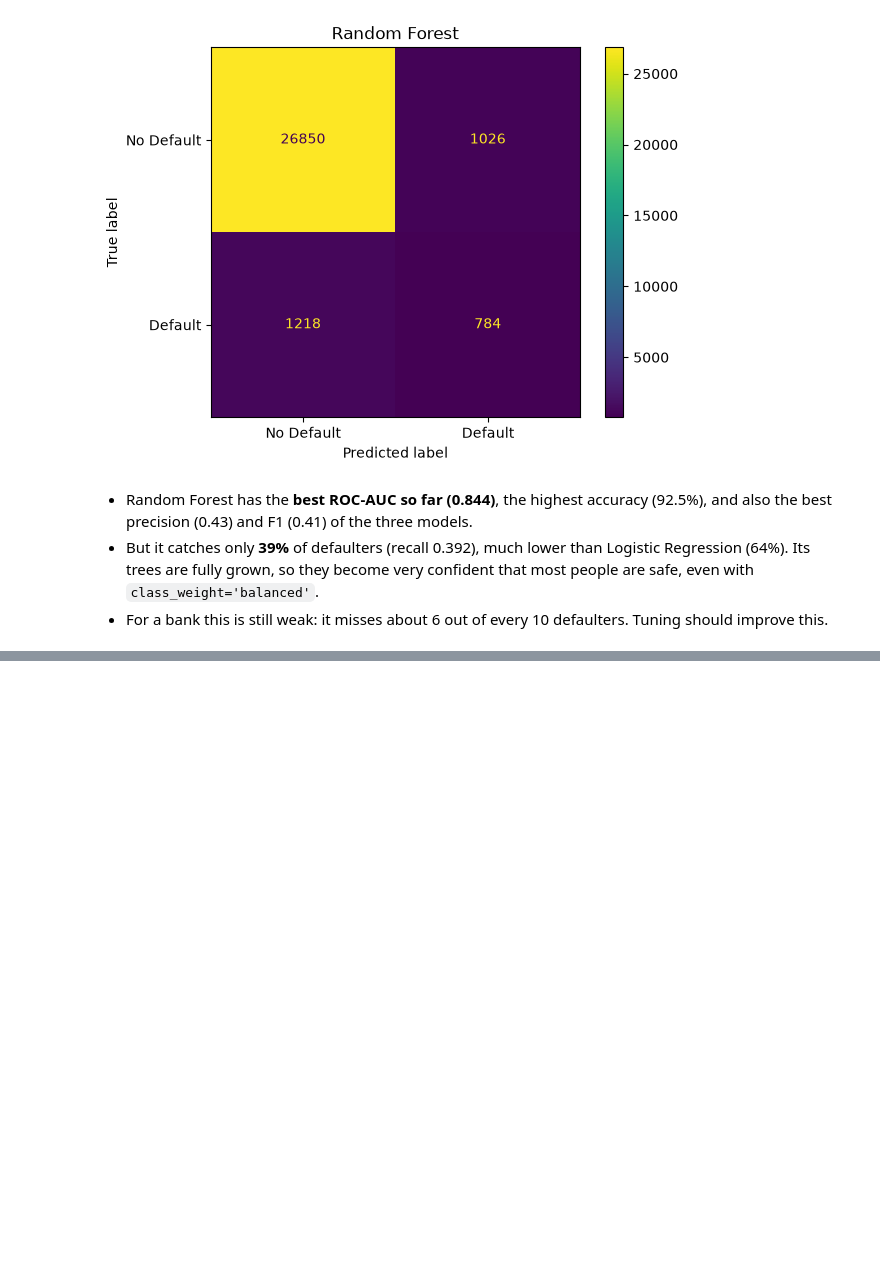
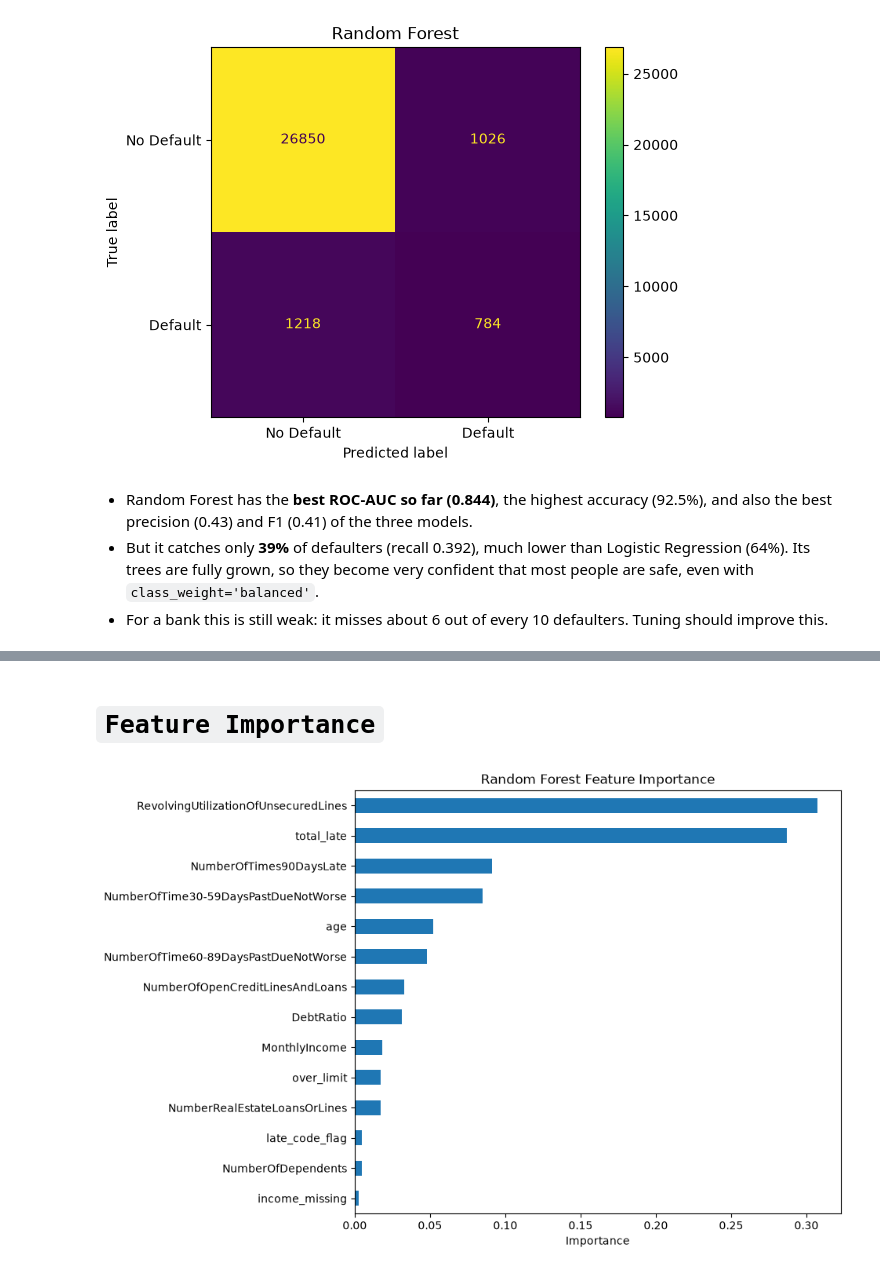
Before and after one commit to mrpaul-10/CodeAlpha_CreditScoringModel, a Jupyter notebook: notebook/Credit_Scoring_Notebook.ipynb, the cells around one changed output, grey strips where cells are left out. Cells and saved outputs as stored; diff of their text form; code cells hidden in the pictures; blank space fills up the shorter version.

```diff
--- a/notebook/Credit_Scoring_Notebook.ipynb
+++ b/notebook/Credit_Scoring_Notebook.ipynb
@@ -633,0 +769,12 @@ plt.show()
+# %% [markdown]
+# `Feature Importance`
+# %%
+importance = pd.Series(best_rf_model.feature_importances_, index=X_train.columns).sort_values()
+
+plt.figure(figsize=(8, 7))
+importance.plot(kind='barh')
+plt.title('Random Forest Feature Importance')
+plt.xlabel('Importance')
+plt.show()
+# %% [output]
+[figure, added]
```
Also changed, not shown: parts of 16 cells of this notebook.
